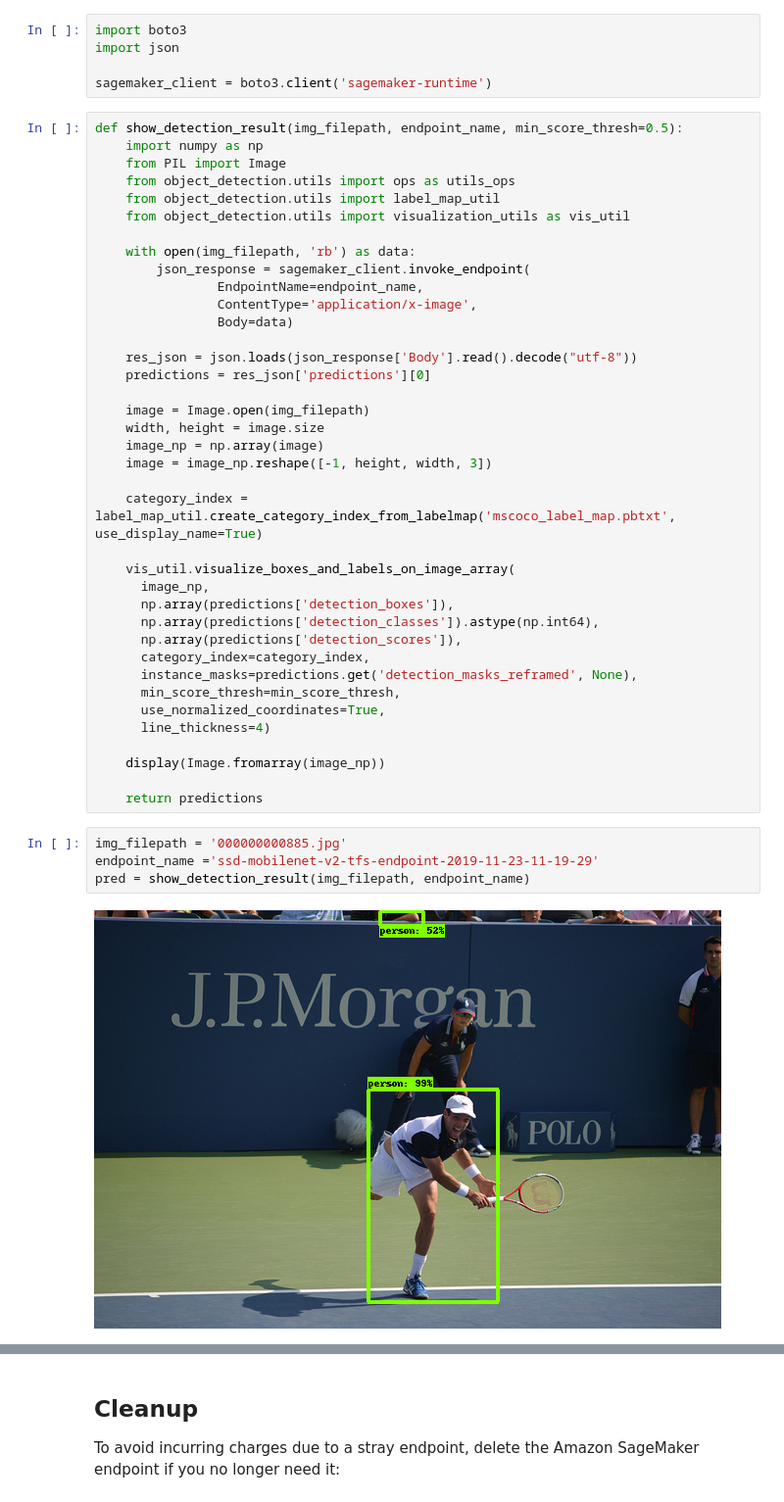
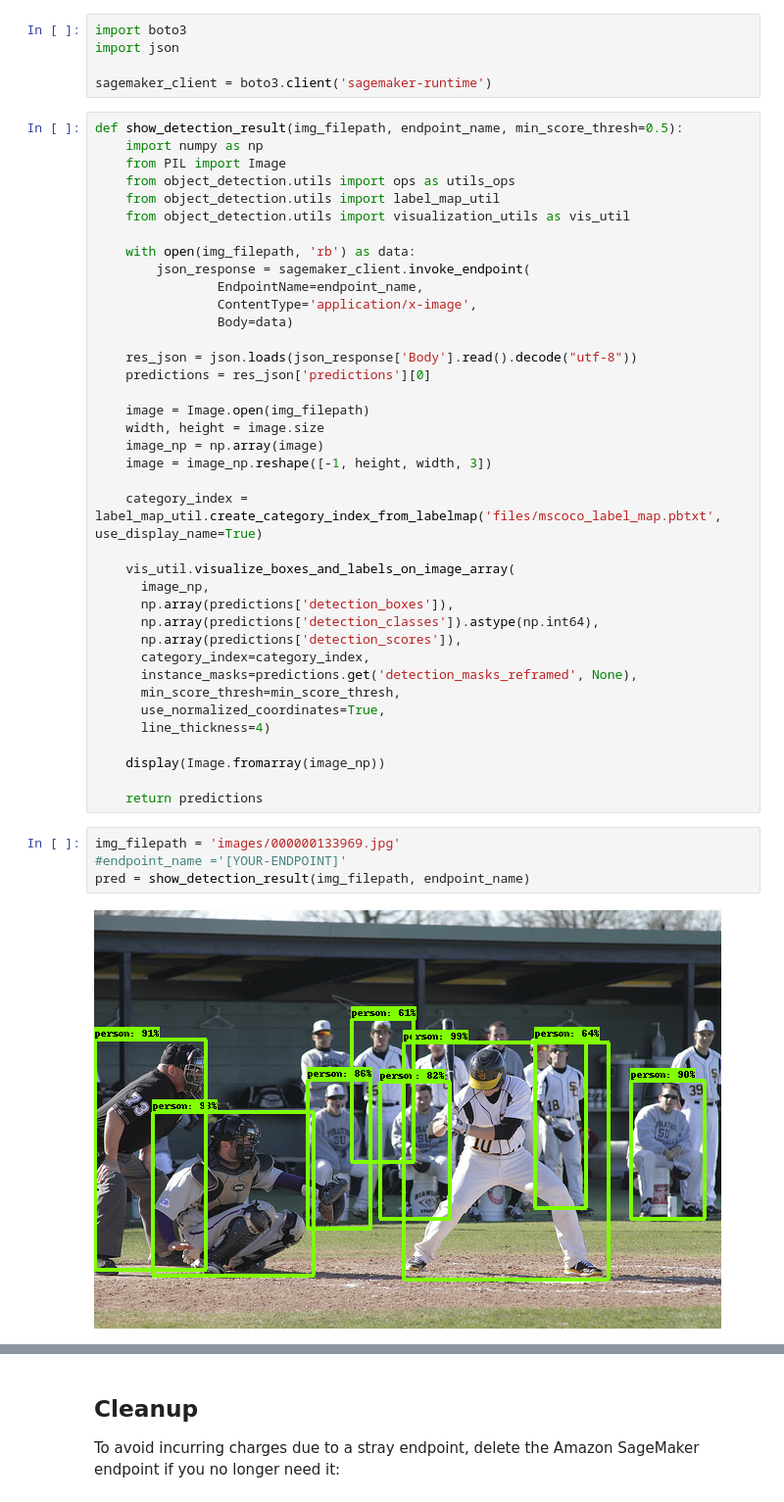
Before and after one commit to daekeun-ml/tfs-workshop, a Jupyter notebook: tensorflow-serving-endpoint.ipynb, the cells around one changed output, grey strips where cells are left out. Shown at 98% size. Drawn from its saved outputs; the diff is of its cells as text.

```diff
--- a/tensorflow-serving-endpoint.ipynb
+++ b/tensorflow-serving-endpoint.ipynb
@@ -351,7 +343,7 @@ def show_detection_result(img_filepath, endpoint_name, min_score_thresh=0.5):
     image_np = np.array(image)
     image = image_np.reshape([-1, height, width, 3])
 
-    category_index = label_map_util.create_category_index_from_labelmap('mscoco_label_map.pbtxt', use_display_name=True)
+    category_index = label_map_util.create_category_index_from_labelmap('files/mscoco_label_map.pbtxt', use_display_name=True)
 
     vis_util.visualize_boxes_and_labels_on_image_array(
       image_np,
@@ -368,8 +360,8 @@ def show_detection_result(img_filepath, endpoint_name, min_score_thresh=0.5):
 
     return predictions
 # %%
-img_filepath = '000000000885.jpg'
-endpoint_name ='ssd-mobilenet-v2-tfs-endpoint-2019-11-23-11-19-29'
+img_filepath = 'images/000000133969.jpg'
+#endpoint_name ='[YOUR-ENDPOINT]'
 pred = show_detection_result(img_filepath, endpoint_name)
 # %% [output]
-[figure, old version]
+[figure, new version]
```
Also changed, not shown: parts of 5 cells of this notebook, 21 other files.
